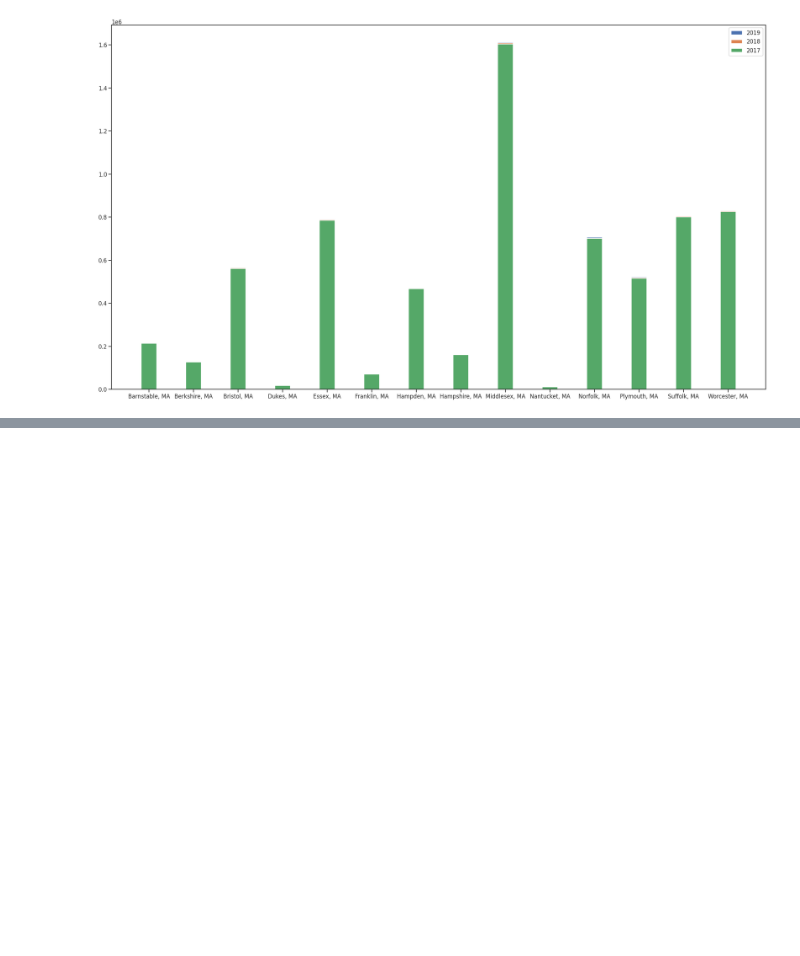
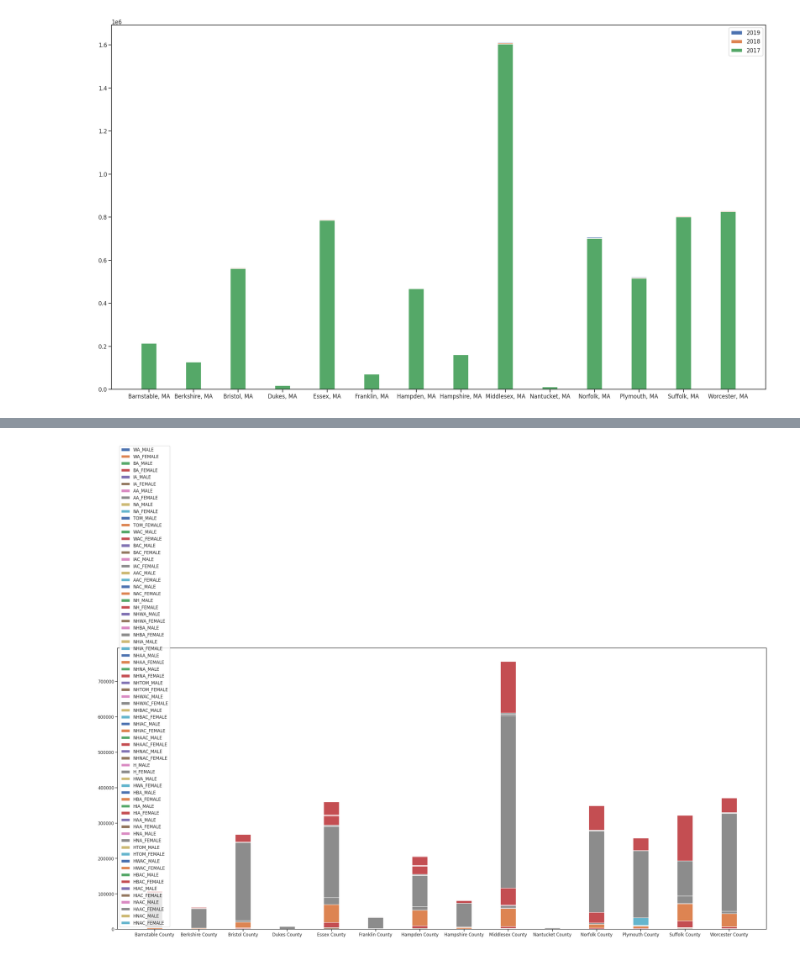
Before and after one commit to willkchan/Pollution-Forecast, a Jupyter notebook: src/preparation/Data_Wrangling2.ipynb, the cells around one changed output, grey strips where cells are left out. Saved outputs shown, nothing was run; the diff lists cells and outputs as text; code cells hidden in the pictures; blank space fills up the shorter version.

Commit message:
added demographic ratios dataframe for mass

```diff
--- a/src/preparation/Data_Wrangling2.ipynb
+++ b/src/preparation/Data_Wrangling2.ipynb
@@ -316,0 +327,13 @@ plt.show()
+# %%
+print(county_demographic.columns)
+print(county_demographic.dtypes)
+# seems demographic is all numeric type which is good
+
+print(county_demographic.shape)
+# we have 80 columns
+
+county_demographic.head()
+print(county_demographic.SUMLEV.unique())
+
+mass_dem = county_demographic.loc[county_demographic.STATE == 25]
+mass_dem
@@ -316,0 +371,7 @@ plt.show()
+# %%
+# keep only years 17-19
+
+mass_dem = mass_dem.loc[mass_dem.YEAR > 9]
+# keep only totals of dem; disregard ages
+mass_dem = mass_dem.loc[mass_dem.AGEGRP == 0]
+mass_dem
@@ -316,0 +397,15 @@ plt.show()
+# %%
+mass_dem.shape
+ethn = mass_dem.columns.values[10:]
+
+width = 0.35
+fig, ax = plt.subplots(figsize=(45,20))
+
+# rec1 = ax.bar(mass_dem.CTYNAME, mass_dem.loc[:,'TOT_POP'], width, label='tot pop')
+for eth in ethn:
+    ax.bar(mass_dem.CTYNAME, mass_dem[eth], width, label=eth)
+
+ax.legend()
+plt.show()
+# %% [output]
+[figure, added]
```
Also changed, not shown: parts of 14 cells of this notebook.
